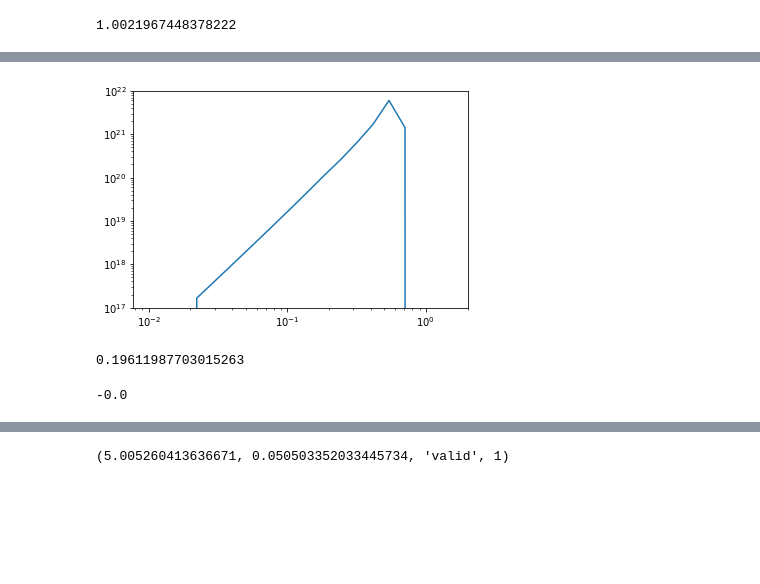
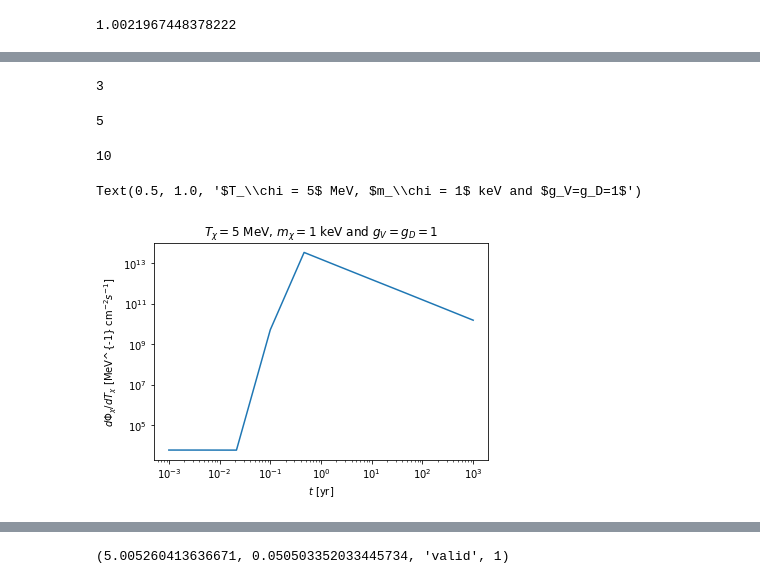
Before and after one commit to yenhsunlin/SNnuBDM2, a Jupyter notebook: src/snvbdm.ipynb, the cells around one changed output, grey strips where cells are left out. Cells and saved outputs as stored; diff of their text form; code cells hidden in the pictures; blank space fills up the shorter version.

```diff
--- a/src/snvbdm.ipynb
+++ b/src/snvbdm.ipynb
@@ -289,15 +327,38 @@ Text(0.5, 1.0, '$T_\\chi = 5$ MeV and $m_\\chi = 1$ keV')
-# %%
-plt.plot(theta_ls,bdmflux)
-plt.xscale('log')
-plt.yscale('log')
-# %% [output]
-[figure, removed]
 # %%
-np.log10(np.pi/2)
+Rstar = 8.5
+Tx = 5
+mx = 1e-3
+mV = mx/3
+theta_ls = np.logspace(-2,np.log10(np.pi/2),20)
+phi_ls = np.linspace(0,2*np.pi,20)
+bdmflux = []
+integ = vegas.Integrator([[0, np.pi/2]])
+time_ls = np.logspace(np.log10(yr2s)-3,np.log10(1000*yr2s),10)
+i = 1
+for t in time_ls:
+    def f(x):
+        theta = x[0]
+        return 2*np.pi*get_BDMflux_theta(t,Tx,mx,mV,Rstar,theta,0,0)
+        #if ~np.isnan(flux):
+        #    return flux
+        #else: return 0
+    result = integ(f,nitn=10,neval=2000)
+    bdmflux.append(result.mean)
+    print(i,end='\r')
+    i+=1
 # %% [output]
-0.19611987703015263
+3
+5
+10
 # %%
-xemissivity(3,1e-3,1e-3/3,5,5,8.5,8.5,0.1)
+plt.plot(time_ls/yr2s,np.abs(bdmflux))
+plt.xscale('log')
+plt.yscale('log')
+plt.xlabel(r'$t$ [yr]')
+plt.ylabel(r'$d\Phi_\chi/dT_\chi$ [MeV^{-1} cm$^{-2} s^{-1}$]')
+plt.title(r'$T_\chi = 5$ MeV, $m_\chi = 1$ keV and $g_V=g_D=1$')
+#plt.ylim(1e-17,1e-9)
 # %% [output]
--0.0
+Text(0.5, 1.0, '$T_\\chi = 5$ MeV, $m_\\chi = 1$ keV and $g_V=g_D=1$')
+[figure, added]
 # %%
```
Also changed, not shown: parts of 12 cells of this notebook, 1 other file.
